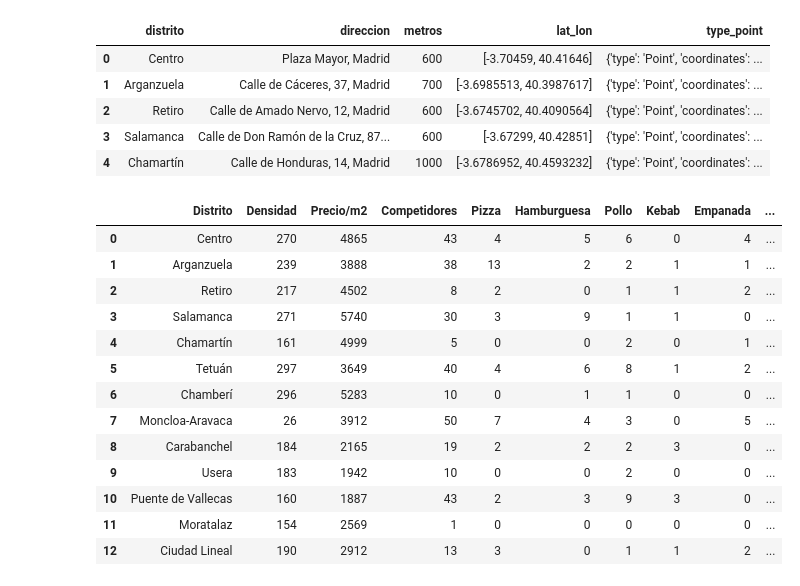
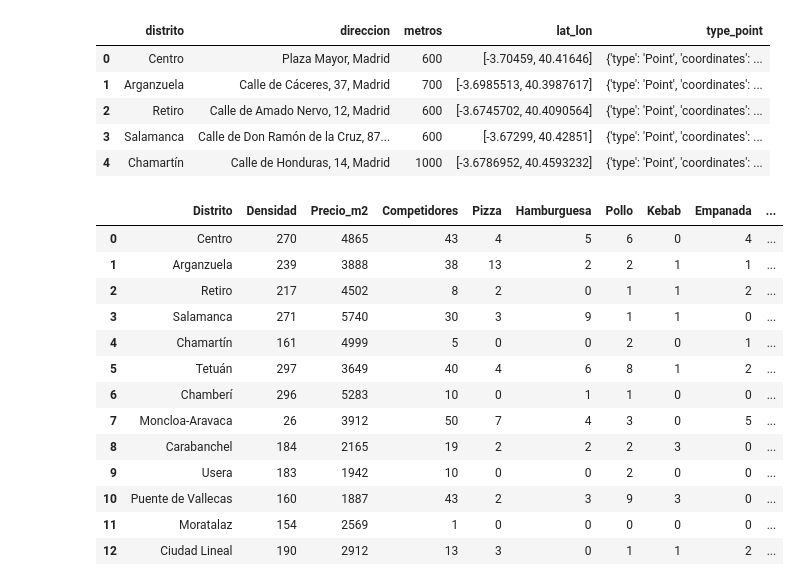
Before and after one commit to juanvpa/Proyecto-Final-Ironhack, a Jupyter notebook: Notebooks/5. UberEats - GeoQueries.ipynb, the cells around one changed output. Cells and saved outputs as stored; diff of their text form; code cells hidden in the pictures.

```diff
--- a/Notebooks/5. UberEats - GeoQueries.ipynb
+++ b/Notebooks/5. UberEats - GeoQueries.ipynb
@@ -323,10 +323,10 @@ barrio = pd.read_csv("../Data/Barrios_cifras.csv")
 pond_dark = pd.concat([barrio, darkkitchen.reindex(barrio.index)], axis=1)
 # %%
 darkitchen = pond_dark[["Superficie","Densidad","€ m2","competidores","Pizza","Hamburguesa","Pollo","Kebab","Empanada","Poke","Saludable","Burritos","Venezolana"]]
-darkitchen.columns = ["Distrito","Densidad","Precio/m2","Competidores","Pizza","Hamburguesa","Pollo","Kebab","Empanada","Poke","Saludable","Burritos","Venezolana"]
+darkitchen.columns = ["Distrito","Densidad","Precio_m2","Competidores","Pizza","Hamburguesa","Pollo","Kebab","Empanada","Poke","Saludable","Burritos","Venezolana"]
 darkitchen
 # %% [output]
-|  | Distrito | Densidad | Precio/m2 | Competidores | Pizza | Hamburguesa | Pollo | Kebab | Empanada | ... |
+|  | Distrito | Densidad | Precio_m2 | Competidores | Pizza | Hamburguesa | Pollo | Kebab | Empanada | ... |
 | 0 | Centro | 270 | 4865 | 43 | 4 | 5 | 6 | 0 | 4 | ... |
 | 1 | Arganzuela | 239 | 3888 | 38 | 13 | 2 | 2 | 1 | 1 | ... |
 | 2 | Retiro | 217 | 4502 | 8 | 2 | 0 | 1 | 1 | 2 | ... |
```
Also changed, not shown: parts of 8 cells of this notebook.
